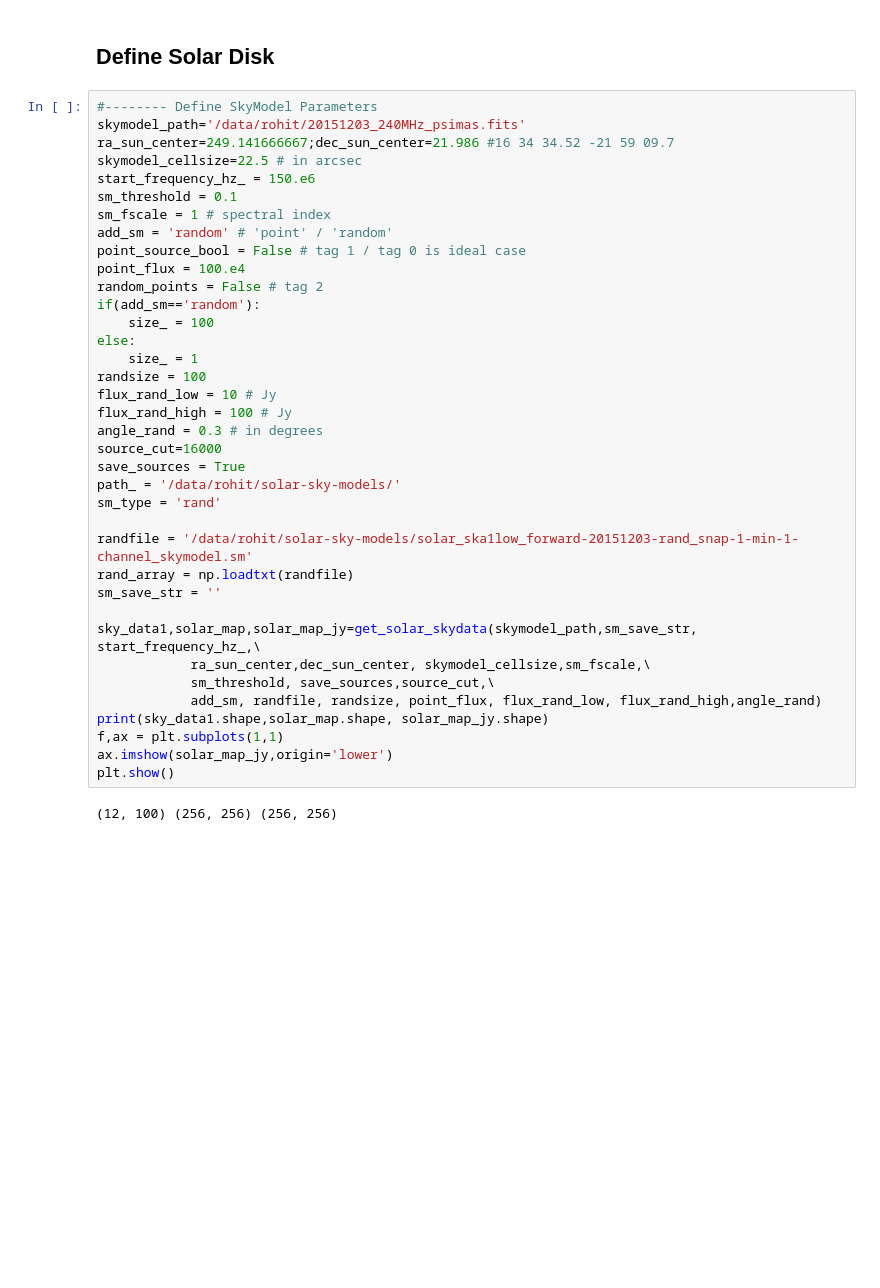
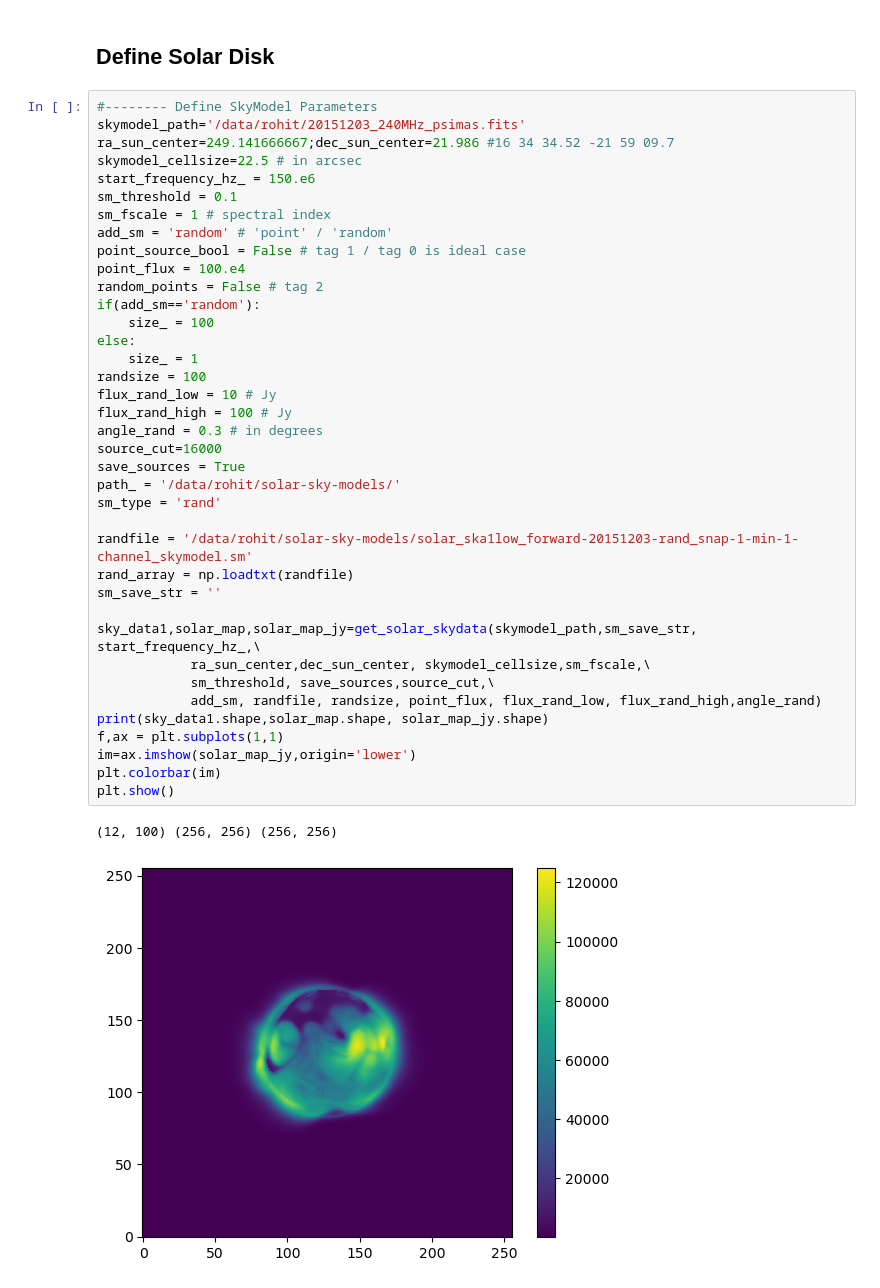
Before and after one commit to rohitcbscient/lipi, a Jupyter notebook: lipi/adhyan/ska/solar_karabo_ra_skymodel .ipynb, the cells around one changed output. Drawn from its saved outputs; the diff is of its cells as text; blank space fills up the shorter version.

Commit message:
plot skymodel

```diff
--- a/lipi/adhyan/ska/solar_karabo_ra_skymodel .ipynb
+++ b/lipi/adhyan/ska/solar_karabo_ra_skymodel .ipynb
@@ -87,31 +88,33 @@ sm_fscale = 1 # spectral index
 add_sm = 'random' # 'point' / 'random'
 point_source_bool = False # tag 1 / tag 0 is ideal case
 point_flux = 100.e4
 random_points = False # tag 2
 if(add_sm=='random'):
     size_ = 100
 else:
     size_ = 1
 randsize = 100
 flux_rand_low = 10 # Jy
 flux_rand_high = 100 # Jy
 angle_rand = 0.3 # in degrees
 source_cut=16000
 save_sources = True
 path_ = '/data/rohit/solar-sky-models/'
 sm_type = 'rand'
 
 randfile = '/data/rohit/solar-sky-models/solar_ska1low_forward-20151203-rand_snap-1-min-1-channel_skymodel.sm'
 rand_array = np.loadtxt(randfile)
 sm_save_str = ''
 
 sky_data1,solar_map,solar_map_jy=get_solar_skydata(skymodel_path,sm_save_str, start_frequency_hz_,\
             ra_sun_center,dec_sun_center, skymodel_cellsize,sm_fscale,\
             sm_threshold, save_sources,source_cut,\
             add_sm, randfile, randsize, point_flux, flux_rand_low, flux_rand_high,angle_rand)
 print(sky_data1.shape,solar_map.shape, solar_map_jy.shape)
 f,ax = plt.subplots(1,1)
-ax.imshow(solar_map_jy,origin='lower')
+im=ax.imshow(solar_map_jy,origin='lower')
+plt.colorbar(im)
 plt.show()
 # %% [output]
 (12, 100) (256, 256) (256, 256)
+[figure, added]
```
Also changed, not shown: parts of 2 cells of this notebook.
